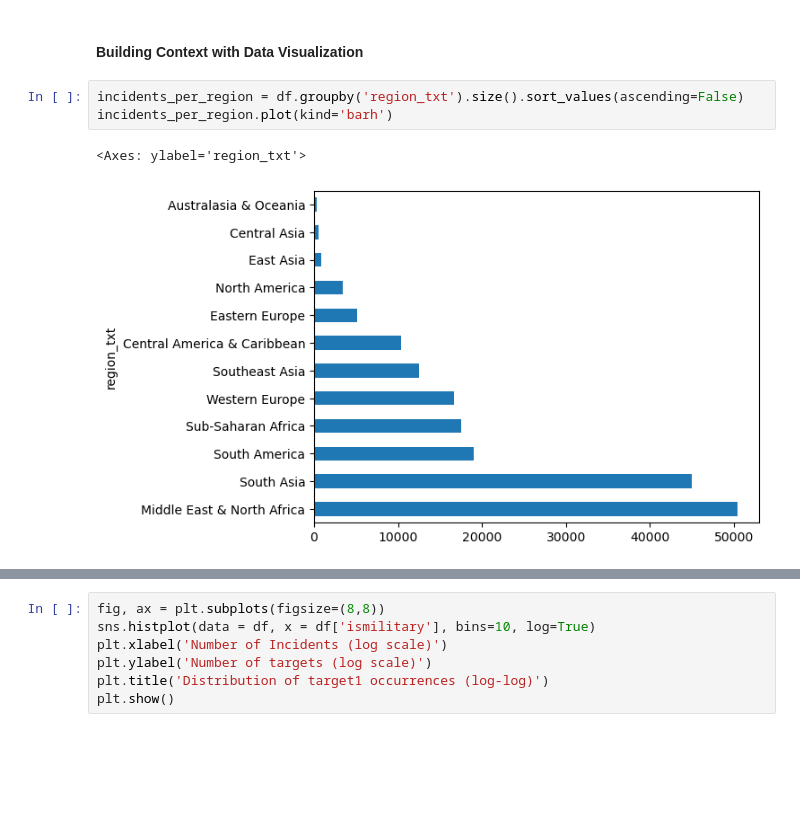
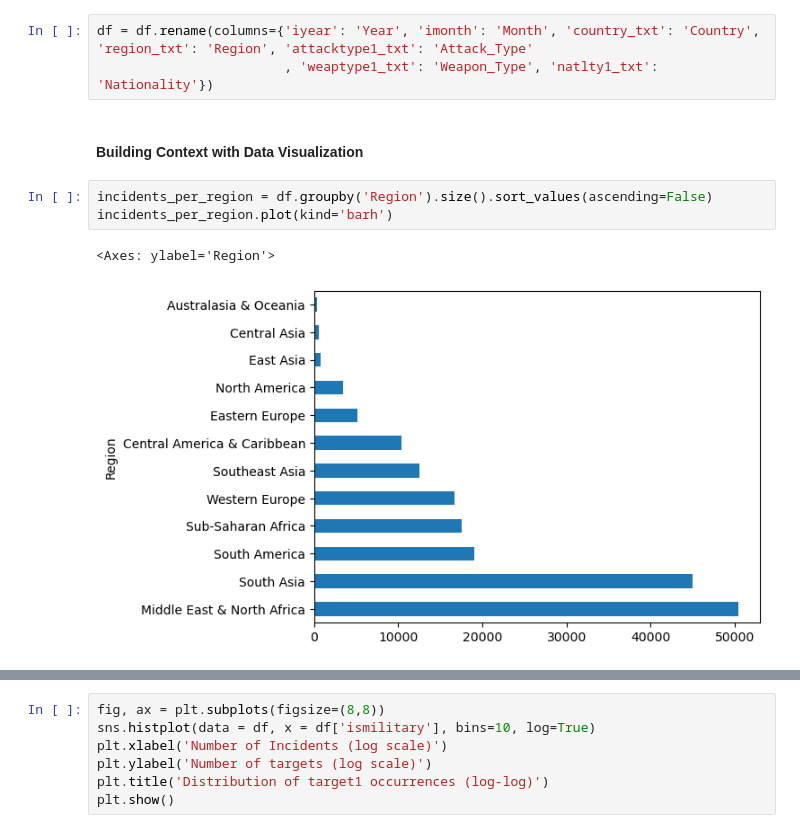
Before and after one commit to hhnguyen72/terrorism, a Jupyter notebook: notebooks/notebook.ipynb, the cells around one changed output, grey strips where cells are left out. Cells and saved outputs as stored; diff of their text form; blank space fills up the shorter version.

```diff
--- a/notebooks/notebook.ipynb
+++ b/notebooks/notebook.ipynb
@@ -146,9 +133,12 @@ print(cat_cols)
+# %%
+df = df.rename(columns={'iyear': 'Year', 'imonth': 'Month', 'country_txt': 'Country', 'region_txt': 'Region', 'attacktype1_txt': 'Attack_Type'
+                        , 'weaptype1_txt': 'Weapon_Type', 'natlty1_txt': 'Nationality'})
 # %% [markdown]
 #### Building Context with Data Visualization
 # %%
-incidents_per_region = df.groupby('region_txt').size().sort_values(ascending=False)
+incidents_per_region = df.groupby('Region').size().sort_values(ascending=False)
 incidents_per_region.plot(kind='barh')
 # %% [output]
-<Axes: ylabel='region_txt'>
+<Axes: ylabel='Region'>
-[figure, old version]
+[figure, new version]
 # %%
```
Also changed, not shown: parts of 35 cells of this notebook.
